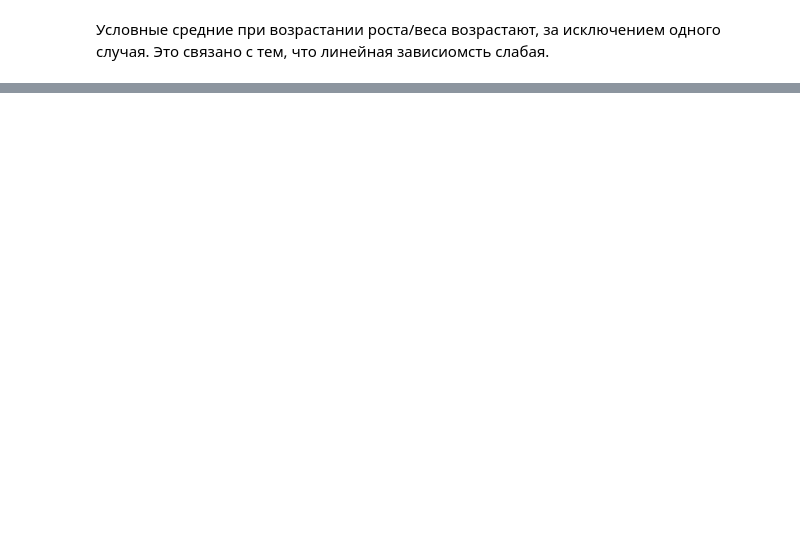
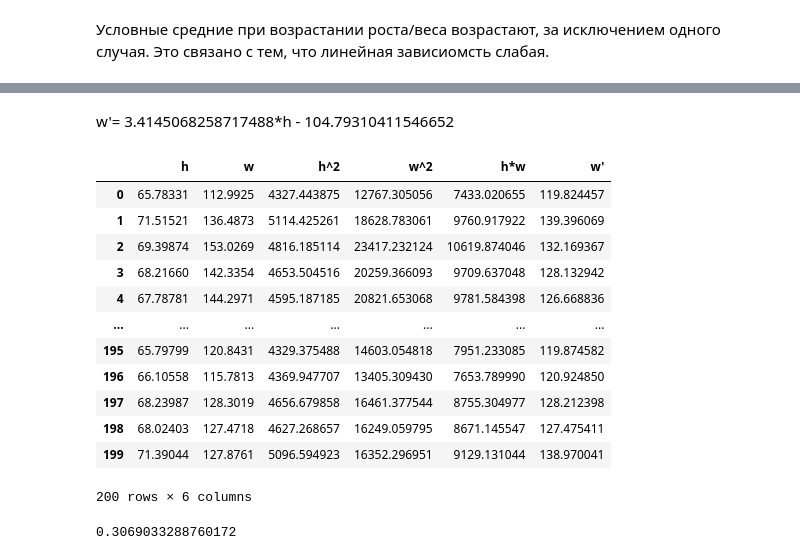
Before and after one commit to KVitaliiy/mathematical_statistic, a Jupyter notebook: lab4-linear_regression/lab4.ipynb, the cells around one changed output, grey strips where cells are left out. Saved outputs shown, nothing was run; the diff lists cells and outputs as text; code cells hidden in the pictures; blank space fills up the shorter version.

```diff
--- a/lab4-linear_regression/lab4.ipynb
+++ b/lab4-linear_regression/lab4.ipynb
@@ -145,0 +162,24 @@ cond_exp_h
+# %% [markdown]
+w'= 3.4145068258717488*h - 104.79310411546652
+# %%
+data["w'"] = 3.4145068258717488*data['h'] - 104.79310411546652
+data
+# %% [output]
+|  | h | w | h^2 | w^2 | h*w | w' |
+| 0 | 65.78331 | 112.9925 | 4327.443875 | 12767.305056 | 7433.020655 | 119.824457 |
+| 1 | 71.51521 | 136.4873 | 5114.425261 | 18628.783061 | 9760.917922 | 139.396069 |
+| 2 | 69.39874 | 153.0269 | 4816.185114 | 23417.232124 | 10619.874046 | 132.169367 |
+| 3 | 68.21660 | 142.3354 | 4653.504516 | 20259.366093 | 9709.637048 | 128.132942 |
+| 4 | 67.78781 | 144.2971 | 4595.187185 | 20821.653068 | 9781.584398 | 126.668836 |
+| ... | ... | ... | ... | ... | ... | ... |
+| 195 | 65.79799 | 120.8431 | 4329.375488 | 14603.054818 | 7951.233085 | 119.874582 |
+| 196 | 66.10558 | 115.7813 | 4369.947707 | 13405.309430 | 7653.789990 | 120.924850 |
+| 197 | 68.23987 | 128.3019 | 4656.679858 | 16461.377544 | 8755.304977 | 128.212398 |
+| 198 | 68.02403 | 127.4718 | 4627.268657 | 16249.059795 | 8671.145547 | 127.475411 |
+| 199 | 71.39044 | 127.8761 | 5096.594923 | 16352.296951 | 9129.131044 | 138.970041 |
+200 rows × 6 columns
+# %%
+r = data["w'"].var()/data['w'].var()
+r
+# %% [output]
+0.3069033288760172
```
Also changed, not shown: parts of 16 cells of this notebook.
